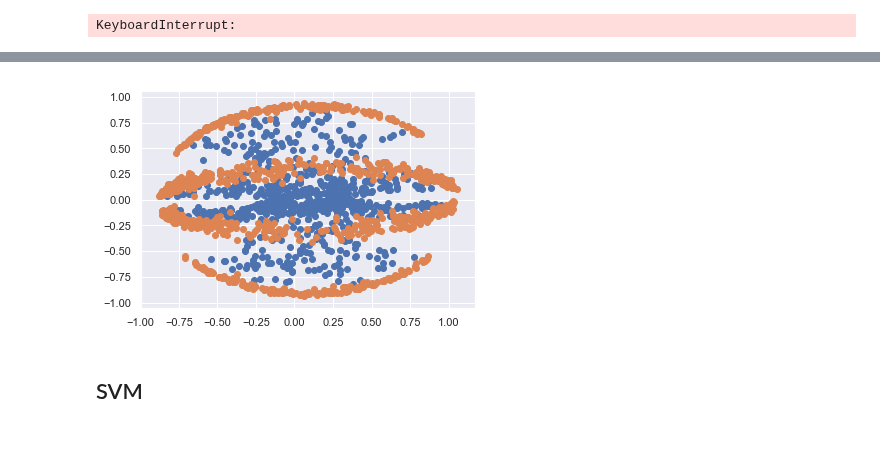
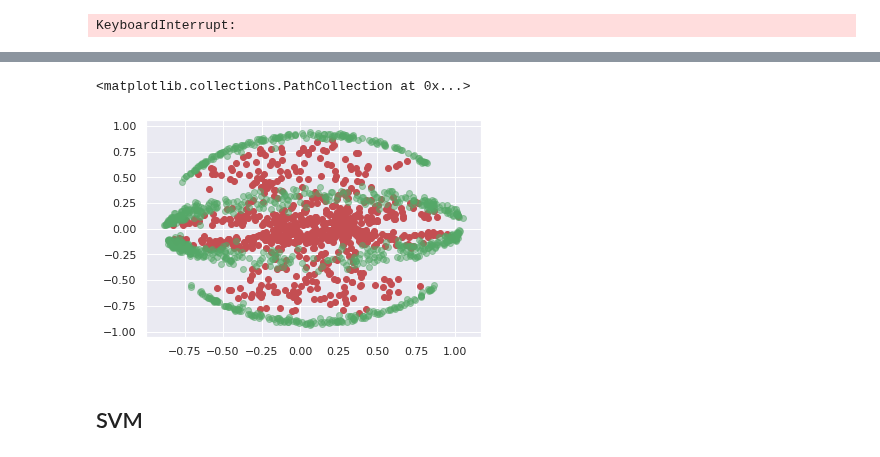
Before and after one commit to Paolo97Gll/bachelor_thesis, a Jupyter notebook: ml_models/ml_model-test.ipynb, the cells around one changed output, grey strips where cells are left out. Cells and saved outputs as stored; diff of their text form; code cells hidden in the pictures.

```diff
--- a/ml_models/ml_model-test.ipynb
+++ b/ml_models/ml_model-test.ipynb
@@ -151,8 +151,9 @@ Automatically created module for IPython interactive environment
 KeyboardInterrupt:
 # %%
 from sklearn.decomposition import PCA
-pca = PCA(n_components=2)
-Xproj = pca.fit_transform(data)
+pca = PCA(n_components=3)
+from sklearn.preprocessing import normalize
+Xproj = pca.fit_transform(normalize(data))
 # %%
 import matplotlib.pyplot as plt
 from mpl_toolkits.mplot3d import axes3d, Axes3D #<-- Note the capitalization!
@@ -176,13 +184,13 @@ for angle in range(0, 1):
 # %%
 
 x_g = Xproj[target == 1]
 x_ng = Xproj[target == 0]
 
-plt.scatter(x_g[:,0], x_g[:,1])
-plt.scatter(x_ng[:,0], x_ng[:,1], alpha=1)
-plt.show()
+plt.scatter(x_g[:,0], x_g[:,1], color='r')
+plt.scatter(x_ng[:,0], x_ng[:,1], alpha=0.5, color='g')
 # %% [output]
+<matplotlib.collections.PathCollection at 0x...>
-[figure, old version]
+[figure, new version]
 # %% [markdown]
 ## SVM
 # %%
```
Also changed, not shown: parts of 2 cells of this notebook.
